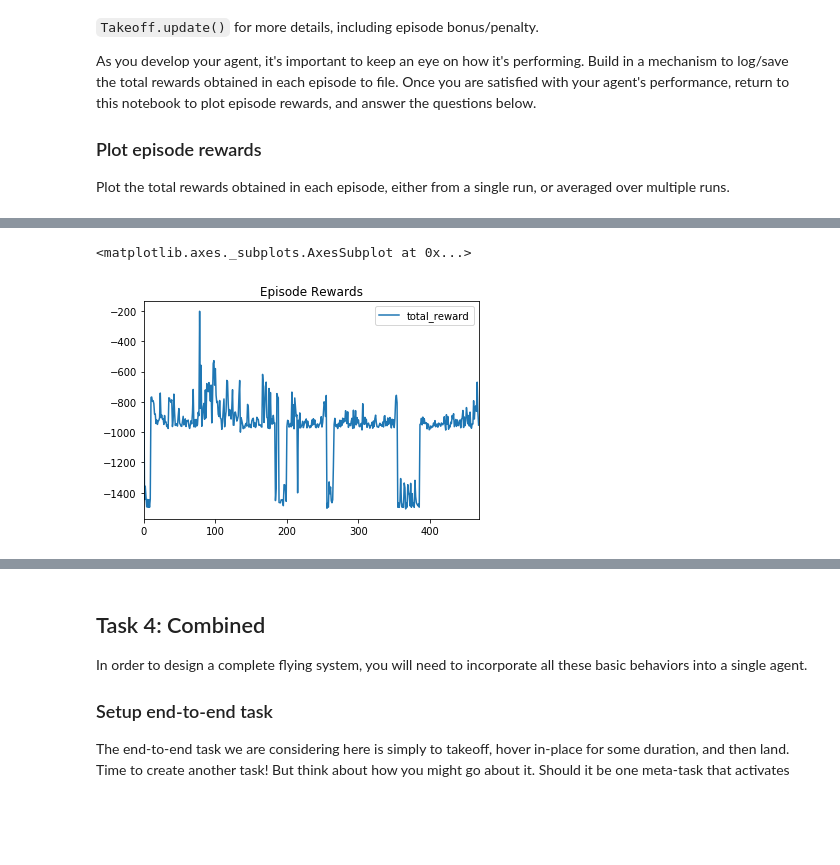
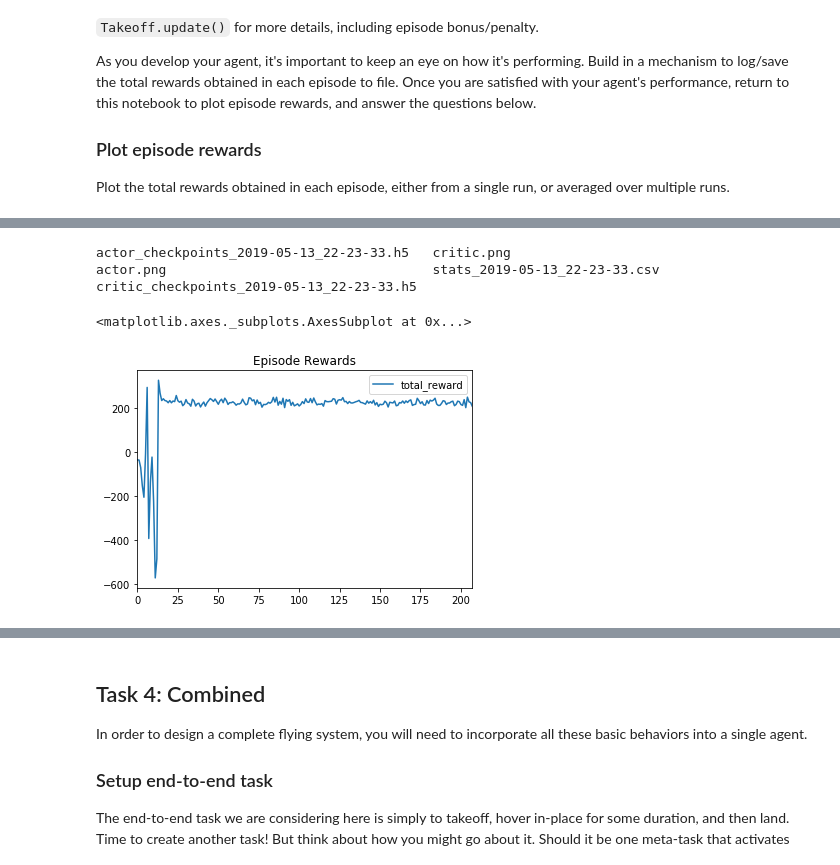
Before and after one commit to Keris/RL-Quadcopter, a Jupyter notebook: quad_controller_rl/notebooks/RL-Quadcopter.ipynb, the cells around one changed output, grey strips where cells are left out. Drawn from its saved outputs; the diff is of its cells as text; code cells hidden in the pictures; blank space fills up the shorter version.

```diff
--- a/quad_controller_rl/notebooks/RL-Quadcopter.ipynb
+++ b/quad_controller_rl/notebooks/RL-Quadcopter.ipynb
@@ -156,0 +144,9 @@ df_stats[['total_reward']].plot(title="Episode Rewards")
+# %%
+# Import necessary libaries
+import os
+import pandas as pd
+
+# We need to connect the simulator to ros
+# from quad_controller_rl import util
+
+outdir = '/mnt/hgfs/sharedFolder/catkin_ws/src/RL-Quadcopter/quad_controller_rl/out'
@@ -201,20 +282,21 @@ class Hover(BaseTask):
 ### Plot episode rewards
 
 As before, plot the episode rewards, either from a single run, or averaged over multiple runs. Comment on any changes in learning behavior.
+# %%
+!ls {outdir}/hover
+# %% [output]
+actor_checkpoints_2019-05-13_22-23-33.h5   critic.png
+actor.png                                  stats_2019-05-13_22-23-33.csv
+critic_checkpoints_2019-05-13_22-23-33.h5
 # %%
-# TODO: Read and plot episode rewards
-import os
-import pandas as pd
-
-outdir = '/mnt/hgfs/quad-rl/catkin_ws/src/RL-Quadcopter/quad_controller_rl/out'
-# stats_filename = os.path.join(outdir, 'Takeoff_stats_2019-04-20_16-18-33.csv')
-stats_filename = os.path.join(outdir, 'Hover_DDPG_V1_stats_2019-04-22_20-42-32.csv')
-
-df_stats = pd.read_csv(stats_filename)
+# Read and plot episode rewards
+# csv_filename = os.path.join(outdir, 'hover/stats_2019-05-12_22-41-10.csv')
+csv_filename = os.path.join(outdir, 'hover/stats_2019-05-13_22-23-33.csv')
+df_stats = pd.read_csv(csv_filename)
 df_stats[['total_reward']].plot(title="Episode Rewards")
 # %% [output]
 <matplotlib.axes._subplots.AxesSubplot at 0x...>
-[figure, old version]
+[figure, new version]
 # %% [markdown]
 ## Task 3: Landing
 
```
Also changed, not shown: parts of 10 cells of this notebook, 16 other files.
